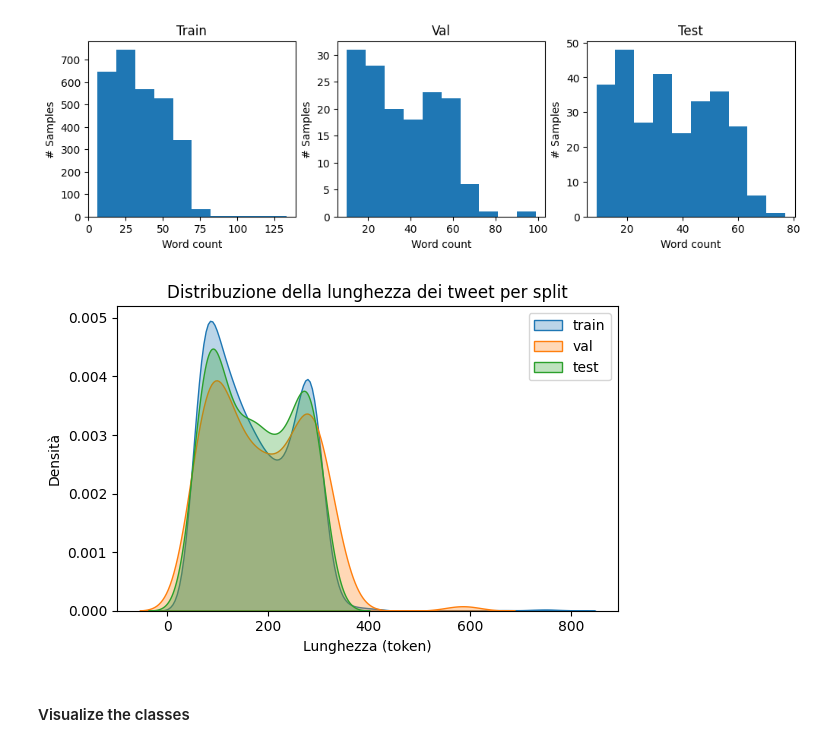
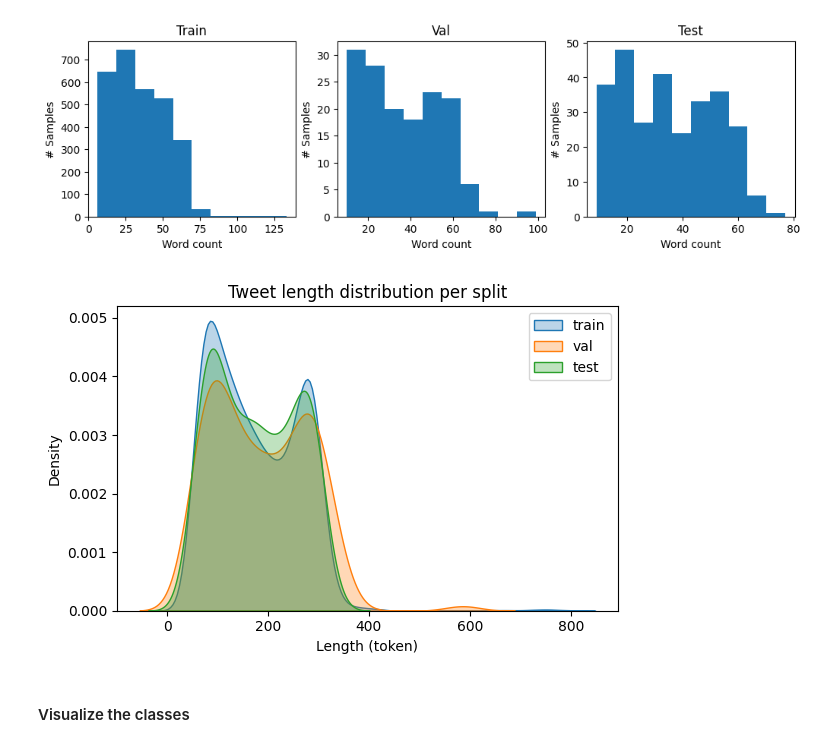
Before and after one commit to mattialodi0/progNLP, a Jupyter notebook: assignment-1/draft.ipynb, the cells around one changed output. Drawn from its saved outputs; the diff is of its cells as text; code cells hidden in the pictures.

```diff
--- a/assignment-1/draft.ipynb
+++ b/assignment-1/draft.ipynb
@@ -205,24 +189,24 @@ plt.show()
 # %%
 inspection_df["length"] = inspection_df["tweet"].apply(len)
 
 plt.figure(figsize=(6,4))
 
 for split in inspection_df["split"].unique():
     sns.kdeplot(
         inspection_df[inspection_df["split"] == split]["length"],
         label=split,
         fill=True,
         alpha=0.3
     )
 
-plt.title("Distribuzione della lunghezza dei tweet per split")
-plt.xlabel("Lunghezza (token)")
-plt.ylabel("Densità")
+plt.title("Tweet length distribution per split")
+plt.xlabel("Length (token)")
+plt.ylabel("Density")
 plt.legend()
 plt.tight_layout()
 plt.show()
 # %% [output]
-[figure, old version]
+[figure, new version]
 # %% [markdown]
 #### Visualize the classes
 # %%
```
Also changed, not shown: parts of 75 cells of this notebook, 2 other files.
